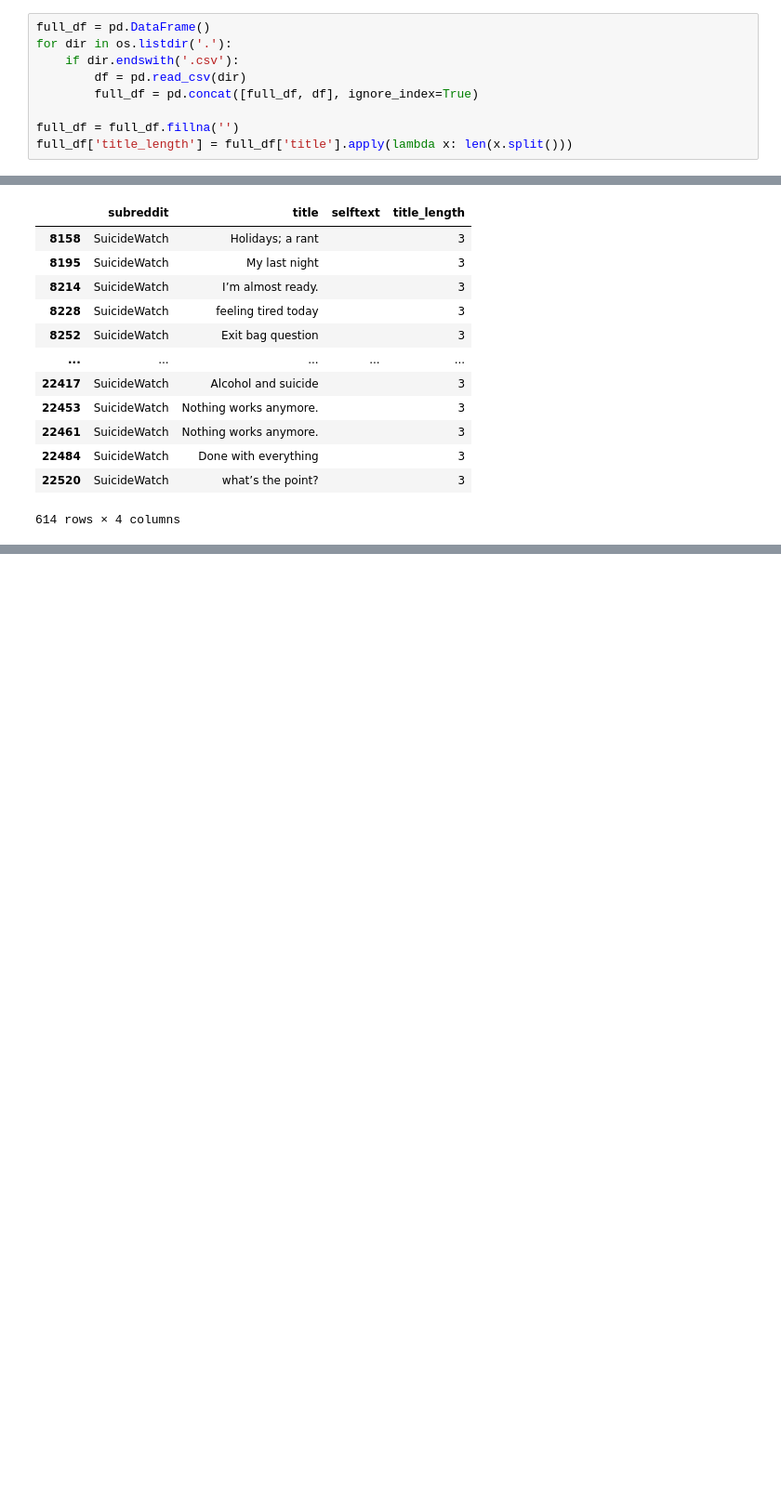
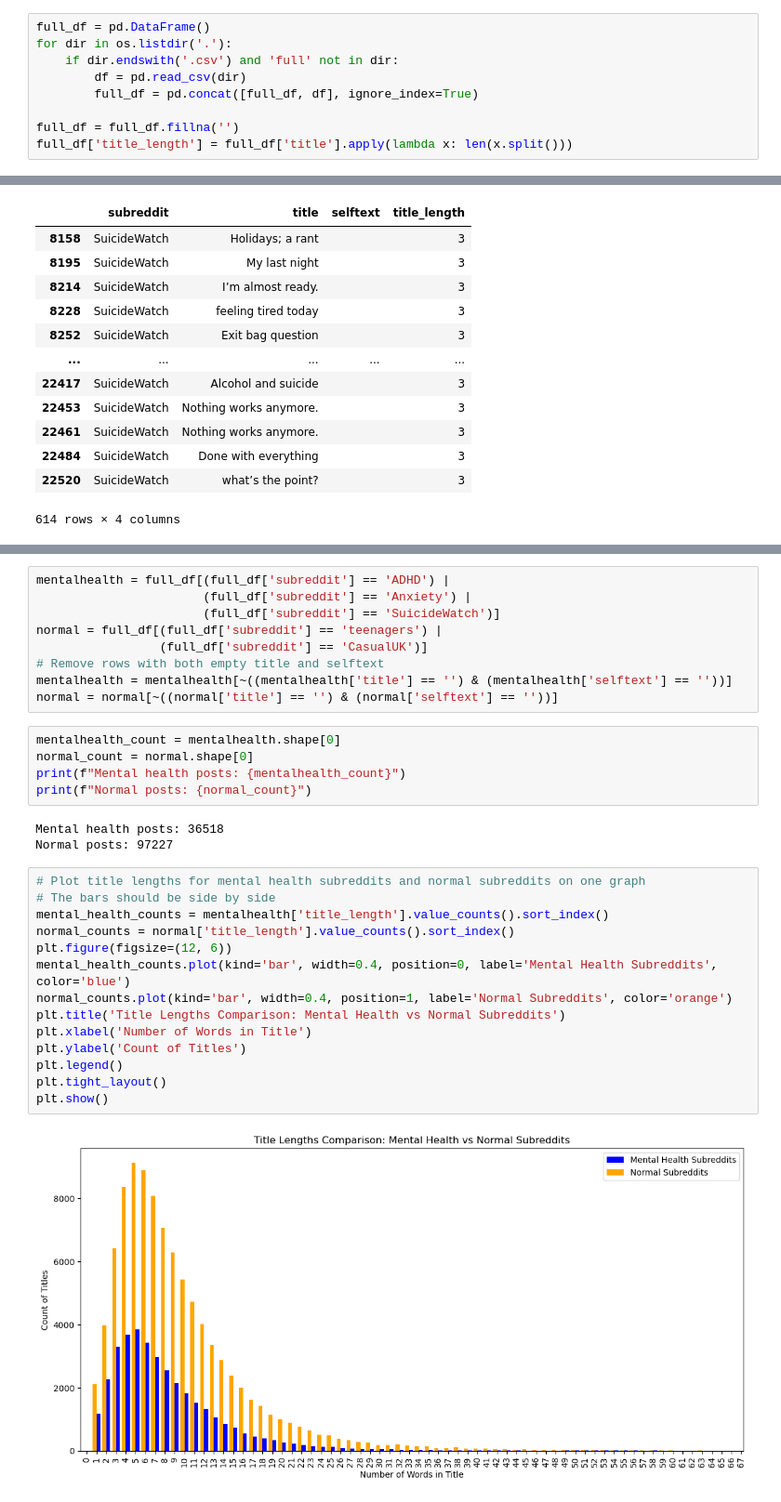
Before and after one commit to DHJKim321/diss-project, a Jupyter notebook: src/data/raw/combine_data.ipynb, the cells around one changed output, grey strips where cells are left out. Shown at 93% size. Cells and saved outputs as stored; diff of their text form; blank space fills up the shorter version.

```diff
--- a/src/data/raw/combine_data.ipynb
+++ b/src/data/raw/combine_data.ipynb
@@ -5,7 +5,7 @@ import matplotlib.pyplot as plt
 # %%
 full_df = pd.DataFrame()
 for dir in os.listdir('.'):
-    if dir.endswith('.csv'):
+    if dir.endswith('.csv') and 'full' not in dir:
         df = pd.read_csv(dir)
         full_df = pd.concat([full_df, df], ignore_index=True)
 
@@ -64,3 +91,36 @@ AskReddit rows: 285783
 CasualUK rows: 8158
 SuicideWatch rows: 14382
 Teenagers rows: 89252
+# %%
+mentalhealth = full_df[(full_df['subreddit'] == 'ADHD') |
+                       (full_df['subreddit'] == 'Anxiety') |
+                       (full_df['subreddit'] == 'SuicideWatch')]
+normal = full_df[(full_df['subreddit'] == 'teenagers') |
+                 (full_df['subreddit'] == 'CasualUK')]
+# Remove rows with both empty title and selftext
+mentalhealth = mentalhealth[~((mentalhealth['title'] == '') & (mentalhealth['selftext'] == ''))]
+normal = normal[~((normal['title'] == '') & (normal['selftext'] == ''))]
+# %%
+mentalhealth_count = mentalhealth.shape[0]
+normal_count = normal.shape[0]
+print(f"Mental health posts: {mentalhealth_count}")
+print(f"Normal posts: {normal_count}")
+# %% [output]
+Mental health posts: 36518
+Normal posts: 97227
+# %%
+# Plot title lengths for mental health subreddits and normal subreddits on one graph
+# The bars should be side by side
+mental_health_counts = mentalhealth['title_length'].value_counts().sort_index()
+normal_counts = normal['title_length'].value_counts().sort_index()
+plt.figure(figsize=(12, 6))
+mental_health_counts.plot(kind='bar', width=0.4, position=0, label='Mental Health Subreddits', color='blue')
+normal_counts.plot(kind='bar', width=0.4, position=1, label='Normal Subreddits', color='orange')
+plt.title('Title Lengths Comparison: Mental Health vs Normal Subreddits')
+plt.xlabel('Number of Words in Title')
+plt.ylabel('Count of Titles')
+plt.legend()
+plt.tight_layout()
+plt.show()
+# %% [output]
+[figure, added]
```
Also changed, not shown: parts of 6 cells of this notebook, 1 other file.
